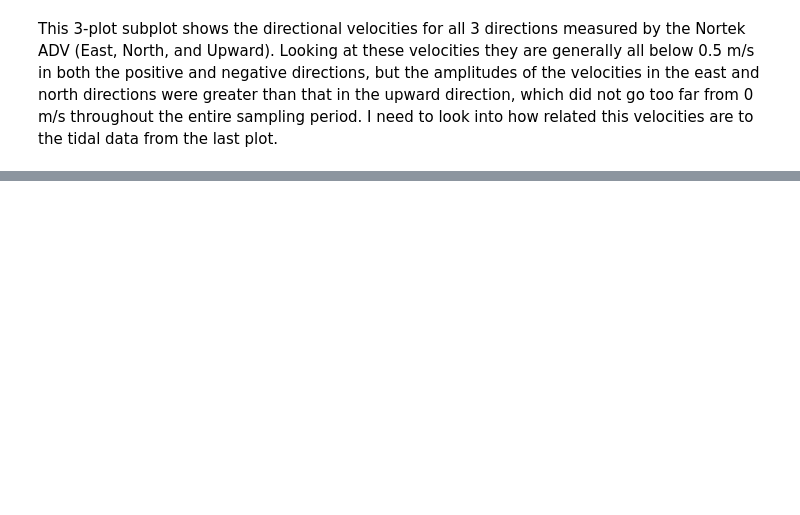
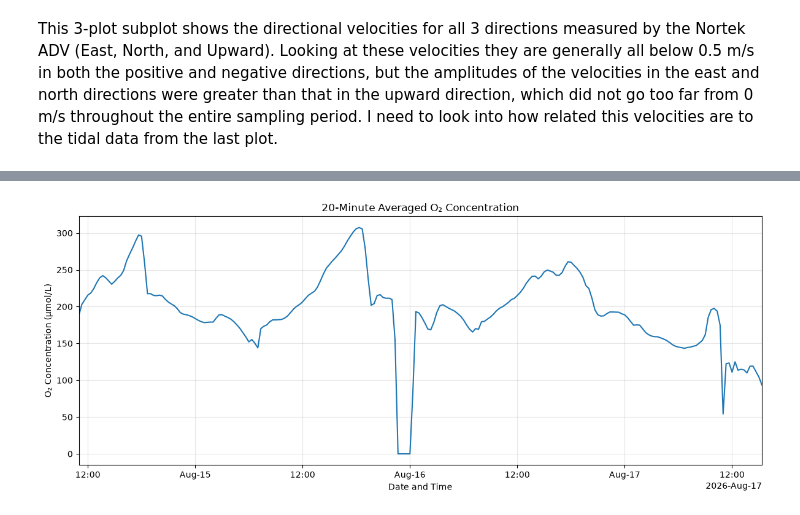
Before and after one commit to jacobtgallaher/ECS-Visualizing, a Jupyter notebook: CODE/ECS_1_O2_Flux_Visualization.ipynb, the cells around one changed output, grey strips where cells are left out. Saved outputs shown, nothing was run; the diff lists cells and outputs as text; code cells hidden in the pictures; blank space fills up the shorter version.

```diff
--- a/CODE/ECS_1_O2_Flux_Visualization.ipynb
+++ b/CODE/ECS_1_O2_Flux_Visualization.ipynb
@@ -469,0 +786,34 @@ This 3-plot subplot shows the directional velocities for all 3 directions measur
+# %%
+# Convert timestamps and average calibrated O2 over 20-minute intervals
+o2_20min = Eddy1Data_T.copy()
+o2_20min["TimeStamp"] = pd.to_datetime(o2_20min["TimeStamp"])
+o2_20min = o2_20min.set_index("TimeStamp")
+
+o2_20min = (
+    o2_20min["Calibrated_O2"]
+    .resample("20min")
+    .mean()
+    .dropna()
+)
+
+fig, ax = plt.subplots(figsize=(12, 5))
+ax.plot(o2_20min.index, o2_20min.values, color="tab:blue", linewidth=1.5)
+
+ax.set(
+    title="20-Minute Averaged O₂ Concentration",
+    xlabel="Date and Time",
+    ylabel="O₂ Concentration (µmol/L)",
+    xlim=(o2_20min.index.min(), o2_20min.index.max()),
+)
+
+locator = mdates.AutoDateLocator()
+ax.xaxis.set_major_locator(locator)
+ax.xaxis.set_major_formatter(mdates.ConciseDateFormatter(locator))
+ax.grid(True, alpha=0.3)
+fig.tight_layout()
+
+output_dir.mkdir(exist_ok=True)
+fig.savefig(output_dir / "O2_20_Minute_Averages.png", dpi=300, bbox_inches="tight")
+plt.show()
+# %% [output]
+[figure, added]
```
Also changed, not shown: parts of 14 cells of this notebook, 16 other files.
